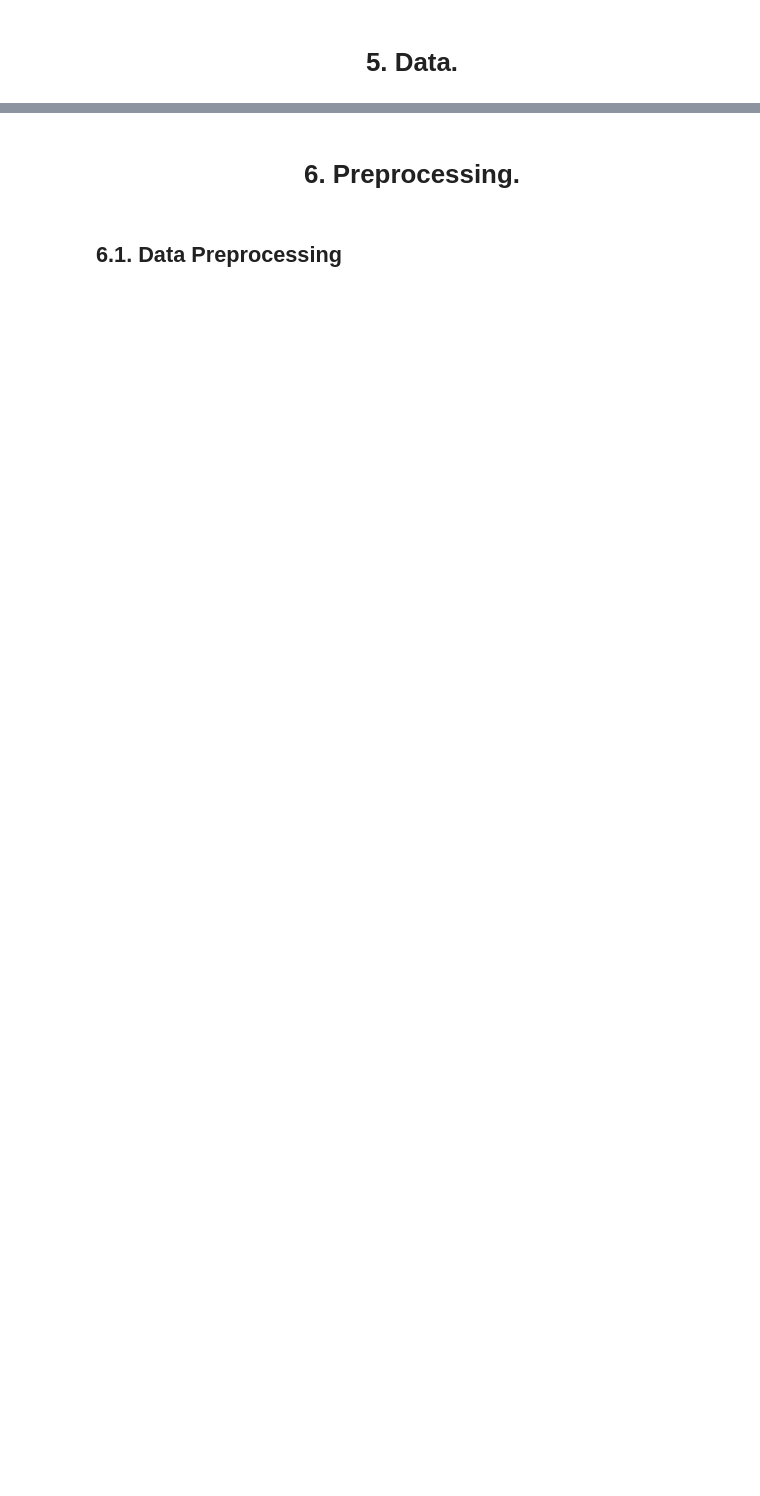
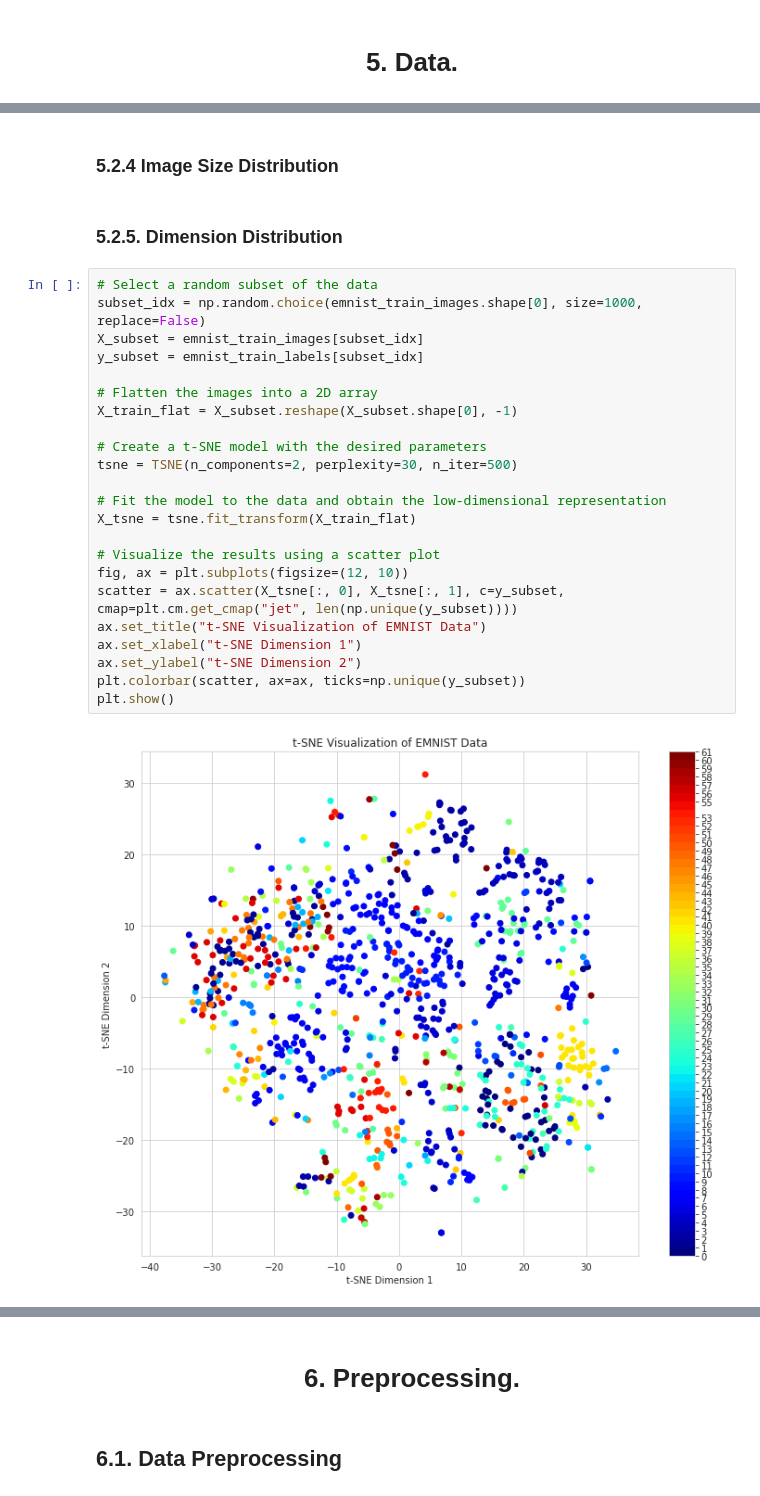
Before and after one commit to adikamunyao/dataClan, a Jupyter notebook: Patch_I.ipynb, the cells around one changed output, grey strips where cells are left out. Saved outputs shown, nothing was run; the diff lists cells and outputs as text; blank space fills up the shorter version.

```diff
--- a/Patch_I.ipynb
+++ b/Patch_I.ipynb
@@ -177,0 +238,29 @@ plt.show()
+# %% [markdown]
+<h3>5.2.4 Image Size Distribution
+# %% [markdown]
+<h3> 5.2.5. Dimension Distribution
+# %%
+# Select a random subset of the data
+subset_idx = np.random.choice(emnist_train_images.shape[0], size=1000, replace=False)
+X_subset = emnist_train_images[subset_idx]
+y_subset = emnist_train_labels[subset_idx]
+
+# Flatten the images into a 2D array
+X_train_flat = X_subset.reshape(X_subset.shape[0], -1)
+
+# Create a t-SNE model with the desired parameters
+tsne = TSNE(n_components=2, perplexity=30, n_iter=500)
+
+# Fit the model to the data and obtain the low-dimensional representation
+X_tsne = tsne.fit_transform(X_train_flat)
+
+# Visualize the results using a scatter plot
+fig, ax = plt.subplots(figsize=(12, 10))
+scatter = ax.scatter(X_tsne[:, 0], X_tsne[:, 1], c=y_subset, cmap=plt.cm.get_cmap("jet", len(np.unique(y_subset))))
+ax.set_title("t-SNE Visualization of EMNIST Data")
+ax.set_xlabel("t-SNE Dimension 1")
+ax.set_ylabel("t-SNE Dimension 2")
+plt.colorbar(scatter, ax=ax, ticks=np.unique(y_subset))
+plt.show()
+# %% [output]
+[figure, added]
```
Also changed, not shown: parts of 45 cells of this notebook.
